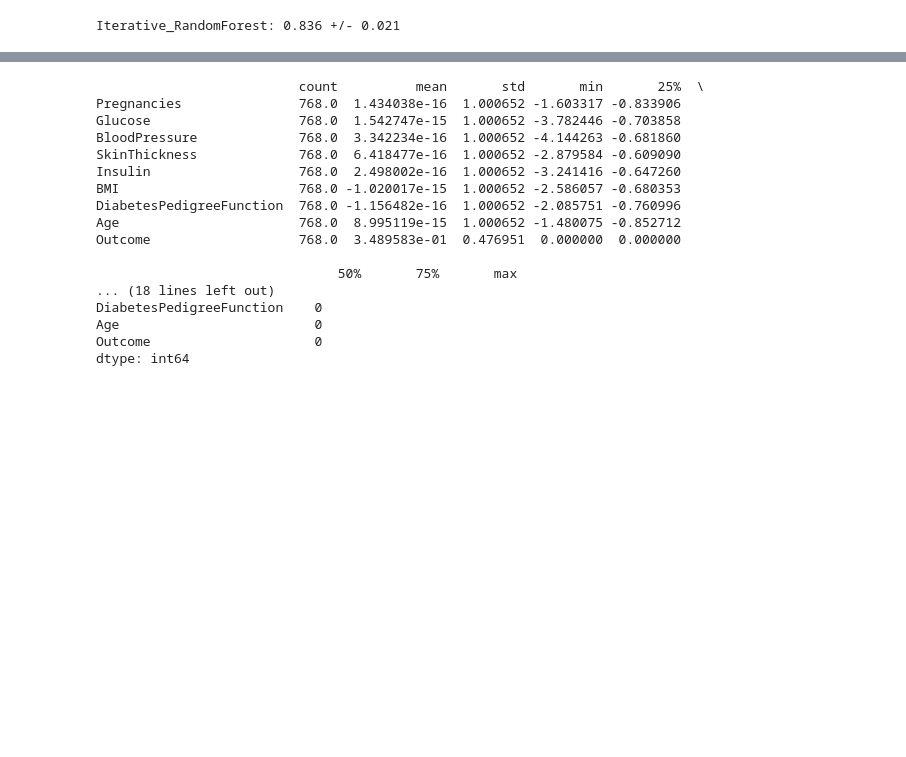
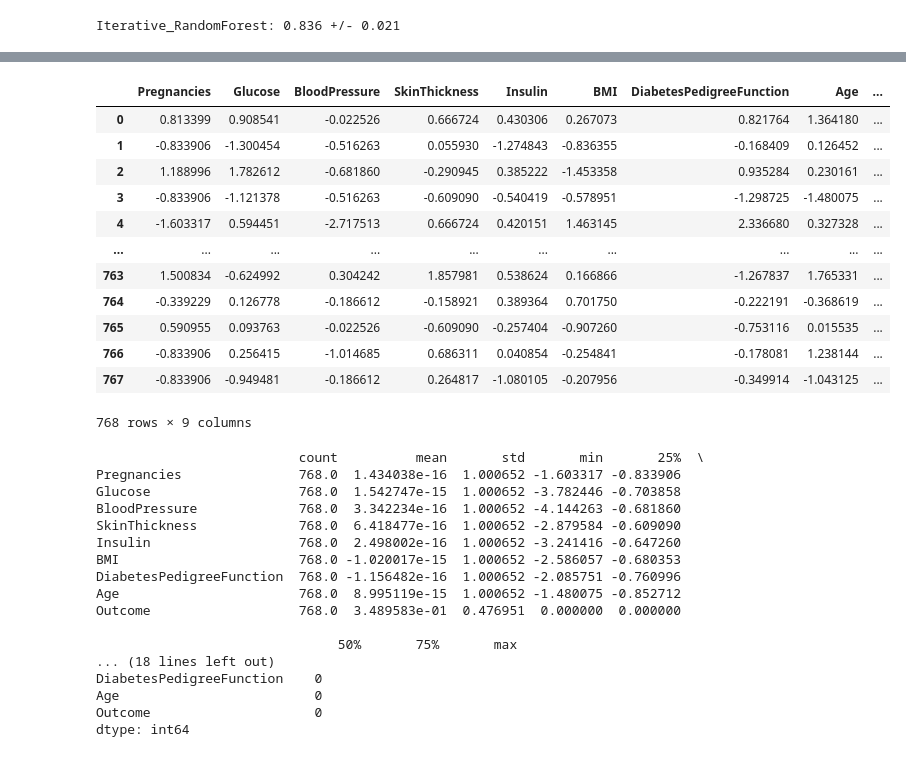
Before and after one commit to mettlrob/FoDS-Diabetes-Diagnosis, a Jupyter notebook: Data_Processing/proc_data.ipynb, the cells around one changed output, grey strips where cells are left out. Cells and saved outputs as stored; diff of their text form; code cells hidden in the pictures; blank space fills up the shorter version.

Commit message:
Added new dataset no_transformer_dataset. See changes in proc_data.ipynb

```diff
--- a/Data_Processing/proc_data.ipynb
+++ b/Data_Processing/proc_data.ipynb
@@ -330,3 +356,19 @@ cleaned_df = pd.concat([X_scaled_df, y.reset_index(drop=True)], axis=1)
+# %%
+cleaned_df #different from no_transformer_df
+# %% [output]
+|  | Pregnancies | Glucose | BloodPressure | SkinThickness | Insulin | BMI | DiabetesPedigreeFunction | Age | ... |
+| 0 | 0.813399 | 0.908541 | -0.022526 | 0.666724 | 0.430306 | 0.267073 | 0.821764 | 1.364180 | ... |
+| 1 | -0.833906 | -1.300454 | -0.516263 | 0.055930 | -1.274843 | -0.836355 | -0.168409 | 0.126452 | ... |
+| 2 | 1.188996 | 1.782612 | -0.681860 | -0.290945 | 0.385222 | -1.453358 | 0.935284 | 0.230161 | ... |
+| 3 | -0.833906 | -1.121378 | -0.516263 | -0.609090 | -0.540419 | -0.578951 | -1.298725 | -1.480075 | ... |
+| 4 | -1.603317 | 0.594451 | -2.717513 | 0.666724 | 0.420151 | 1.463145 | 2.336680 | 0.327328 | ... |
+| ... | ... | ... | ... | ... | ... | ... | ... | ... | ... |
+| 763 | 1.500834 | -0.624992 | 0.304242 | 1.857981 | 0.538624 | 0.166866 | -1.267837 | 1.765331 | ... |
+| 764 | -0.339229 | 0.126778 | -0.186612 | -0.158921 | 0.389364 | 0.701750 | -0.222191 | -0.368619 | ... |
+| 765 | 0.590955 | 0.093763 | -0.022526 | -0.609090 | -0.257404 | -0.907260 | -0.753116 | 0.015535 | ... |
+| 766 | -0.833906 | 0.256415 | -1.014685 | 0.686311 | 0.040854 | -0.254841 | -0.178081 | 1.238144 | ... |
+| 767 | -0.833906 | -0.949481 | -0.186612 | 0.264817 | -1.080105 | -0.207956 | -0.349914 | -1.043125 | ... |
+768 rows × 9 columns
 # %%
 #sanity check
 print(cleaned_df.describe().T) #std should be 1 or close and mean 0 or close.
```
Also changed, not shown: parts of 1 cell of this notebook, 39 other files.
